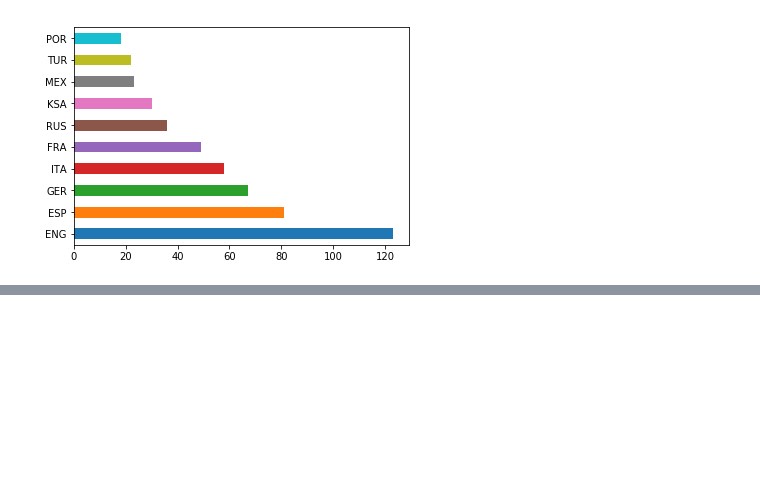
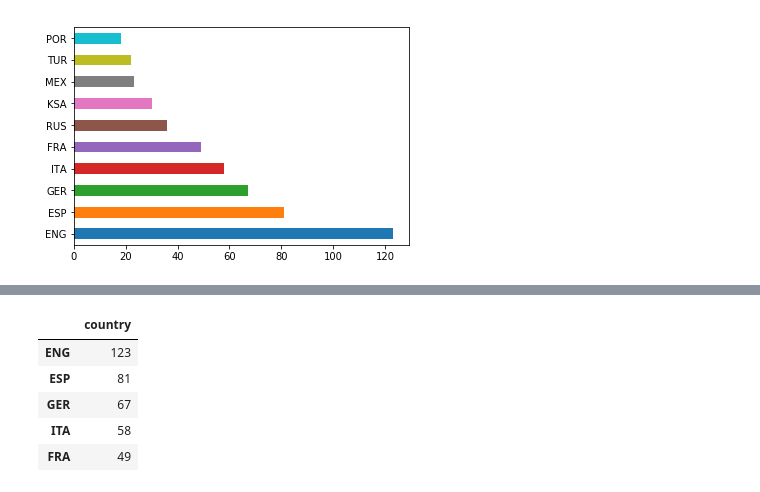
Before and after one commit to joyce04/python_database_class, a Jupyter notebook: 2. Pandas,Numpy/1. Pandas를 활용한 선수 소속 클럽팀 데이터.ipynb, the cells around one changed output, grey strips where cells are left out. Saved outputs shown, nothing was run; the diff lists cells and outputs as text; code cells hidden in the pictures; blank space fills up the shorter version.

```diff
--- a/2. Pandas,Numpy/1. Pandas를 활용한 선수 소속 클럽팀 데이터.ipynb
+++ b/2. Pandas,Numpy/1. Pandas를 활용한 선수 소속 클럽팀 데이터.ipynb
@@ -201,0 +221,10 @@ country_count_top_10.plot(kind='pie')
+# %%
+clubs_country.rename(columns={'club_country':'country'}, inplace=True)
+clubs_country.head()
+# %% [output]
+|  | country |
+| ENG | 123 |
+| ESP | 81 |
+| GER | 67 |
+| ITA | 58 |
+| FRA | 49 |
```
Also changed, not shown: parts of 12 cells of this notebook, 3 other files.
